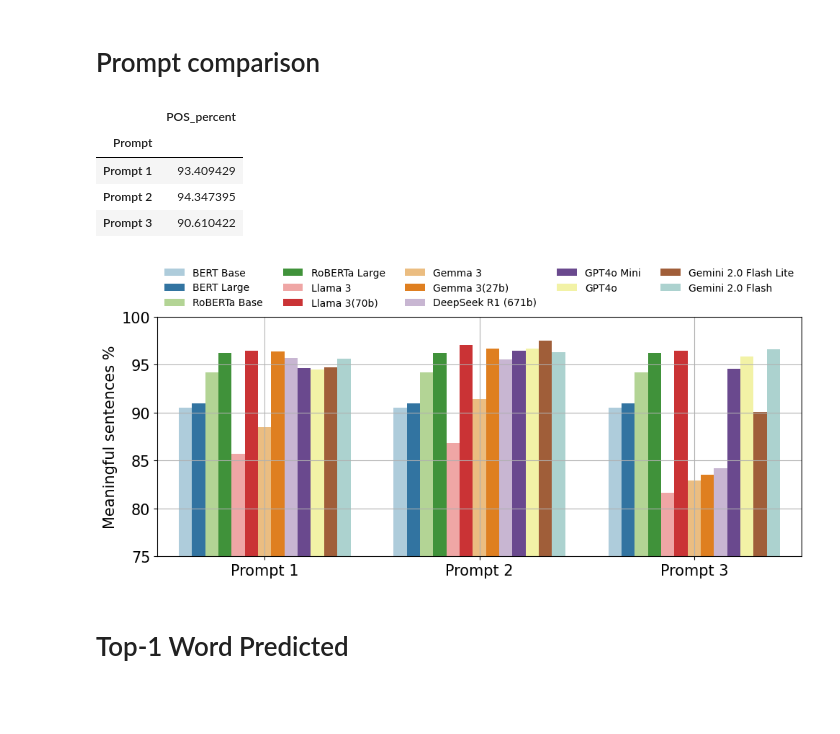
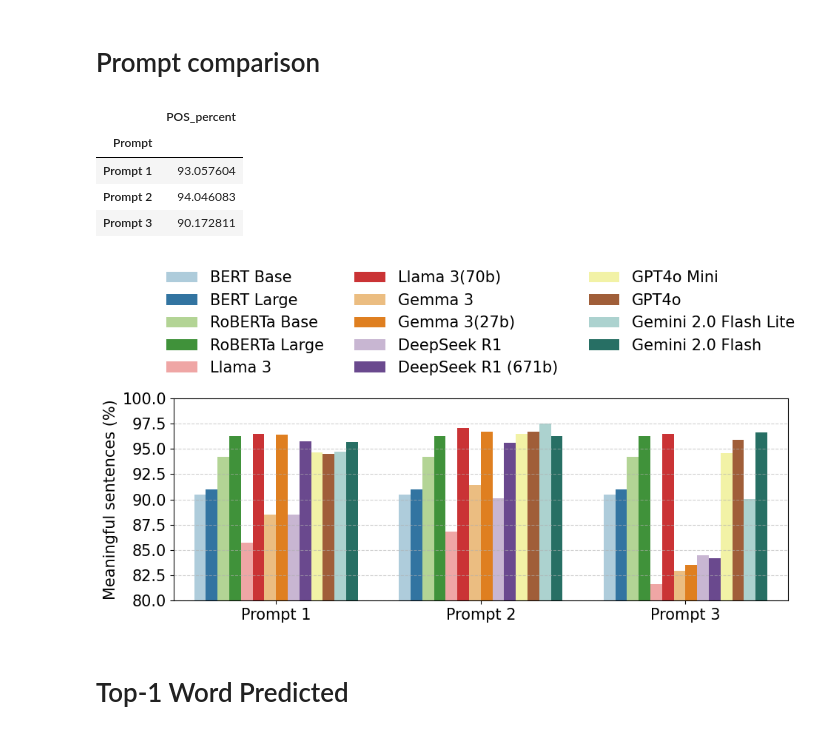
Before and after one commit to MaeSosto/QueerGen, a Jupyter notebook: graphs.ipynb, the cells around one changed output. Saved outputs shown, nothing was run; the diff lists cells and outputs as text; code cells hidden in the pictures; blank space fills up the shorter version.

Commit message:
Tables and Graphs - Updated

```diff
--- a/graphs.ipynb
+++ b/graphs.ipynb
@@ -842,61 +842,70 @@ def prompt_comparison(models):
         for prompt_num, _ in enumerate(PROMPTS):
             df = pd.read_csv(f"{PATH_EVALUATIONS}prompt_{prompt_num}/{model}.csv")
             df['Model'] = MODELS_LABELS.get(model, model)
-            df['Prompt'] = f"Prompt {int(prompt_num) +1}"
+            df['Prompt'] = f"Prompt {int(prompt_num) + 1}"
             df_concat = pd.concat([df_concat, df], ignore_index=True)
 
     # Compute percentage correct POS
     percentage_pos = (
         df_concat.groupby(["Model", "Prompt"])[POS]
         .agg(lambda x: (x == True).mean() * 100)
         .reset_index()
         .rename(columns={POS: "POS_percent"})
     )
 
     # Sort models for consistent x-axis
     model_order = list(dict.fromkeys([MODELS_LABELS.get(m, m) for m in models]))
     percentage_pos['Model'] = pd.Categorical(percentage_pos['Model'], categories=model_order, ordered=True)
 
-    avg_pos = percentage_pos.groupby(["Prompt"])[["POS_percent"]].mean()
+    avg_pos = percentage_pos.groupby("Prompt")[["POS_percent"]].mean()
     display(avg_pos)
 
     # Plot
-    plt.figure(figsize=(10, 4))
-    ax = sns.barplot(data=percentage_pos, x="Prompt", y="POS_percent", hue="Model", palette = PALETTE_ALL)
+    plt.figure(figsize=(10, 7))
+    ax = sns.barplot(
+        data=percentage_pos,
+        x="Prompt",
+        y="POS_percent",
+        hue="Model",
+        palette=PALETTE_ALL,
+        dodge=0.6  # Slight spacing between bars
+    )
 
-    ax.set(ylim=(75, 100))
-    #plt.title("Average Log-Likelihood per Model and Prompt")
-    plt.ylabel("Meaningful sentences %" , fontsize=LABELSIZE)
+    ax.set(ylim=(80, 100))
+    plt.ylabel("Meaningful sentences (%)", fontsize=LABELSIZE)
     plt.xlabel(None)
     plt.xticks(fontsize=LABELSIZE)
     plt.yticks(fontsize=LABELSIZE)
+    plt.grid(axis='y', linestyle='--', alpha=0.6)
+
+    # Legend
+    handles, labels = ax.get_legend_handles_labels()
+    ax.legend_.remove()  # Remove default legend
+    plt.legend(
+        handles,
+        labels,
+        loc="upper center",
+        bbox_to_anchor=(0.5, 1.7),
+        ncol=3,
+        fontsize=LABELSIZE,
+        title=None,
+        frameon=False
+    )
+
     plt.tight_layout()
-    plt.legend(
-        loc="center left",
-        bbox_to_anchor=(1.02, 0.5),
-        borderaxespad=0,
-        frameon=False,
-        fontsize = LABELSIZE,
-        title_fontsize=LABELSIZE,
-    )
-    sns.move_legend(ax, "lower center", bbox_to_anchor=(.5, 1), ncol=5, title=None, frameon=False)
-    plt.grid(True)
-    plt.savefig(f"{PATH_GRAPHS}"'prompt.png', bbox_inches='tight')
+    os.makedirs(PATH_GRAPHS, exist_ok=True)
+    plt.savefig(f"{PATH_GRAPHS}prompt.png", bbox_inches='tight')
     plt.show()
 
 
-prompt_comparison([
-    BERT_BASE, BERT_LARGE, ROBERTA_BASE, ROBERTA_LARGE, LLAMA3,
-    LLAMA3_70B, GEMMA3, GEMMA3_27B, DEEPSEEK_671B,
-    GPT4_MINI, GPT4, GEMINI_2_0_FLASH_LITE, GEMINI_2_0_FLASH
-])
+prompt_comparison(MODEL_LIST_FULL)
 # %% [output]
 |  | POS_percent |
 | Prompt |  |
-| Prompt 1 | 93.409429 |
-| Prompt 2 | 94.347395 |
-| Prompt 3 | 90.610422 |
+| Prompt 1 | 93.057604 |
+| Prompt 2 | 94.046083 |
+| Prompt 3 | 90.172811 |
-[figure, old version]
+[figure, new version]
 # %% [markdown]
 # Top-1 Word Predicted
 # %%
```
Also changed, not shown: parts of 2 cells of this notebook, 13 other files.
